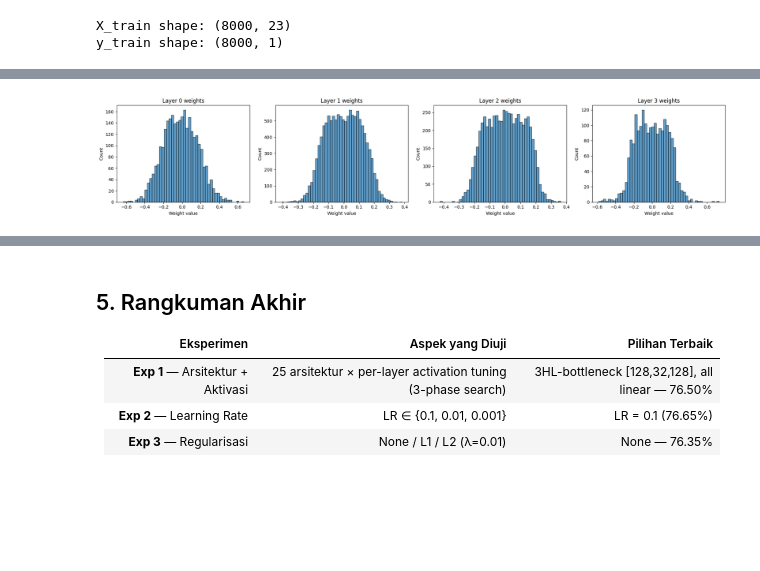
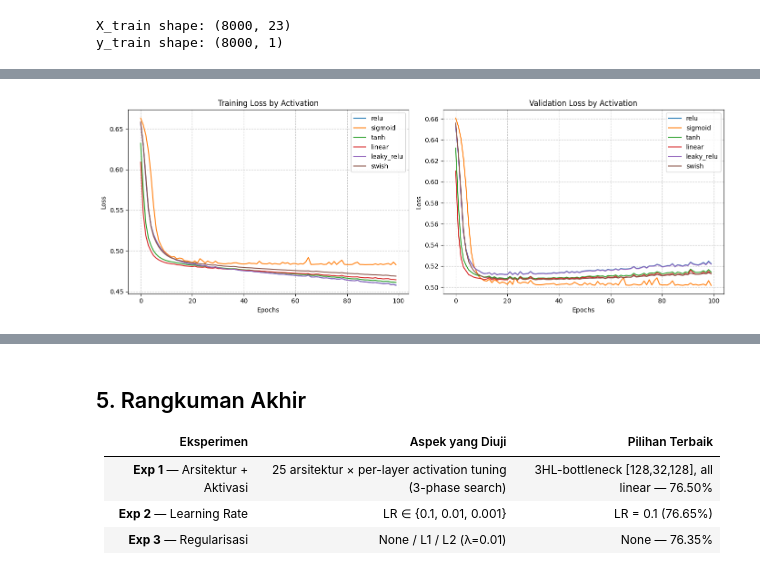
Before and after one commit to yonatan-nyo/ML-FFNN, a Jupyter notebook: src/notebooks/main.ipynb, the cells around one changed output, grey strips where cells are left out. Saved outputs shown, nothing was run; the diff lists cells and outputs as text; code cells hidden in the pictures; blank space fills up the shorter version.

```diff
--- a/src/notebooks/main.ipynb
+++ b/src/notebooks/main.ipynb
@@ -486,61 +251,63 @@ Diuji pada konfigurasi terbaik dari Eksperimen 1 (arsitektur + aktivasi per-lapi
 # %%
-# --- EXPERIMENT 2: LEARNING RATE ---
-# Use best (architecture, activation) pair found in Experiment 1.
+# =====================================================================
+# --- EXPERIMENT 2: EFFECT OF ACTIVATION FUNCTIONS ---
+# =====================================================================
+print("\n" + "="*50)
+print("EXPERIMENT 2: HIDDEN LAYER 1 ACTIVATION")
+print("="*50)
 
-learning_rates = [0.1, 0.01, 0.001]
-histories_lr = {}
-models_lr = {}
+INPUT_DIM = X_train.shape[1]
+BASE_ARCH = [INPUT_DIM, 32, 32, 32, 1] # 3 Hidden Layers
+EPOCHS = 100
+BATCH_SIZE = 32
+LR = 0.01
 
-for lr in learning_rates:
-    print(f"\n--- Training with Learning Rate: {lr} ---")
+test_activations = ["relu", "sigmoid", "tanh", "linear", "leaky_relu", "swish"]
+act_histories = {}
+act_models = {}
 
-    model = ChosenNetwork(
-        layer_sizes=best_layer_sizes,
-        activations=best_activations,
-        loss="bce",
-        seed=SEED_VALUE
-    )
+print("Base Architecture:", BASE_ARCH)
+print("Testing activations on Hidden Layer 1 (Layer index 0)...")
 
-    history = model.fit(
-        X_train=X_train, y_train=y_train,
-        val_data=(X_val, y_val),
-        epochs=200, batch_size=32, learning_rate=lr, verbose=0
-    )
+for act in test_activations:
+    # First hidden uses 'act', second & third hidden uses 'relu', output uses 'sigmoid'
+    activations_list = [act, "relu", "relu", "sigmoid"]
 
-    histories_lr[f"LR={lr}"] = history
-    models_lr[f"LR={lr}"] = model
+    model = ChosenNetwork(layer_sizes=BASE_ARCH, activations=activations_list, loss="bce", seed=SEED_VALUE)
+    history = model.fit(X_train, y_train, val_data=(X_val, y_val),
+                        epochs=EPOCHS, batch_size=BATCH_SIZE, learning_rate=LR, verbose=0)
 
-    hidden_layer_indices = list(range(len(best_hidden)))
-    model.plot_weight_distribution(layers=hidden_layer_indices)
-    model.plot_gradient_distribution(layers=hidden_layer_indices)
+    y_pred_probs = model.predict(X_val)
+    y_pred = (y_pred_probs > 0.5).astype(int)
+    f1 = f1_score(y_val, y_pred, average='binary')
 
-# F1 Score comparison
-print("\n--- Learning Rate F1 Scores ---")
-for lr_name, model in models_lr.items():
-    y_pred = (model.predict(X_val) > 0.5).astype(int)
-    score = f1_score(y_val, y_pred, average='binary')
-    print(f"  {lr_name}: {score:.4f}")
+    print(f"[Act: {act.upper():<7}] F1 Score: {f1:.5f}")
 
-# Loss curves
+    act_histories[act] = history
+    act_models[act] = model
+
+# --- Plotting Training & Val Loss ---
 fig, axes = plt.subplots(1, 2, figsize=(14, 5))
-for lr_name, hist in histories_lr.items():
-    axes[0].plot(hist['train_loss'], label=lr_name)
-    axes[1].plot(hist['val_loss'], label=lr_name)
-axes[0].set_title('Training Loss – LR Comparison')
-axes[0].set_xlabel('Epochs'); axes[0].set_ylabel('Loss'); axes[0].legend()
-axes[1].set_title('Validation Loss – LR Comparison')
-axes[1].set_xlabel('Epochs'); axes[1].set_ylabel('Loss'); axes[1].legend()
-plt.suptitle(f"Architecture: {best_layer_sizes}  |  Activations: {best_activations}", fontsize=9)
+for act, hist in act_histories.items():
+    axes[0].plot(hist['train_loss'], label=f"{act}")
+    axes[1].plot(hist['val_loss'], label=f"{act}")
+
+axes[0].set_title("Training Loss by Activation")
+axes[1].set_title("Validation Loss by Activation")
+for ax in axes:
+    ax.set_xlabel("Epochs")
+    ax.set_ylabel("Loss")
+    ax.legend()
+    ax.grid(True, linestyle='--', alpha=0.7)
 plt.tight_layout()
 plt.show()
 
-# Select best LR: use mean val_loss over the last 4/5 of epochs,
-# skipping the initial spike that can penalise high learning rates unfairly.
-def _tail_loss(lr_name):
-    hist = histories_lr[lr_name]['val_loss']
-    skip = max(1, len(hist) // 5)
-    return np.mean(hist[skip:])
-
-best_lr = float(min(histories_lr, key=_tail_loss).split("=")[1])
-print(f"\nBest learning rate: {best_lr}")
+# --- Plotting Weight and Gradient Distributions ---
+# To avoid too many popups, we just plot the target testing layer (Layer 0) for each model.
+print("\n--- Displaying Weight & Gradient Distributions for Layer 0 (The Tested Layer) ---")
+for act, model in act_models.items():
+    print(f"\nDistributions for '{act}' activation model:")
+    # Using your network's built in methods
+    model.plot_weight_distribution(layers=[0])
+    model.plot_gradient_distribution(layers=[0])
 # %% [output]
@@ -548 +325 @@ print(f"\nBest learning rate: {best_lr}")
-[figure, old version]
+[figure, new version]
```
Also changed, not shown: parts of 19 cells of this notebook, 1 other file.
